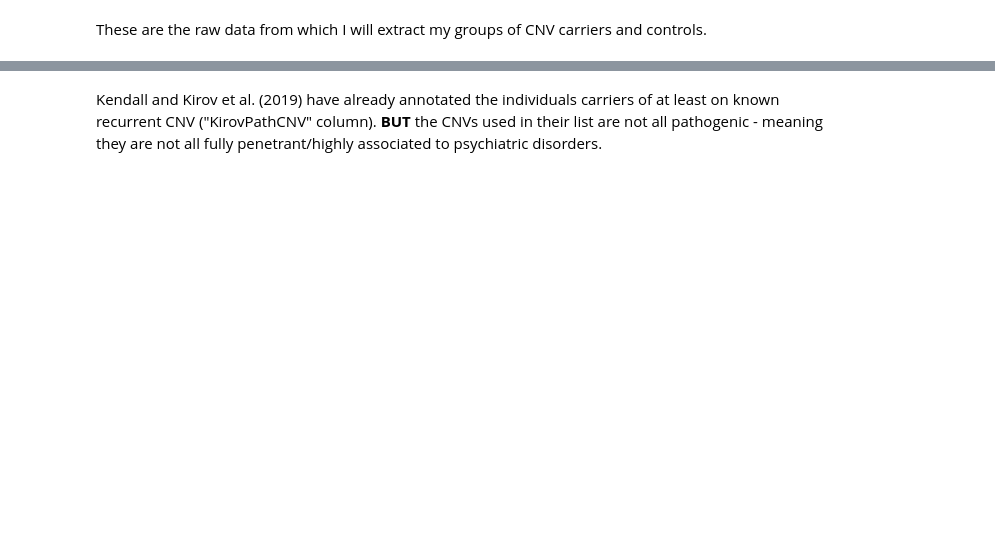
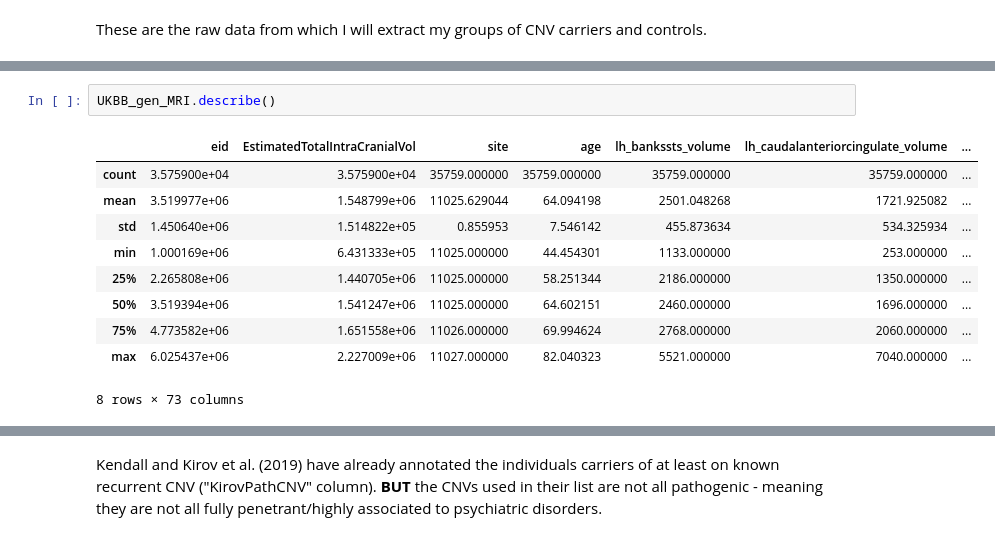
Before and after one commit to brainhack-school2020/EliseD_BLUP_Brain-Learning-Unicorn-Project, a Jupyter notebook: Data_description_and_selection.ipynb, the cells around one changed output, grey strips where cells are left out. Saved outputs shown, nothing was run; the diff lists cells and outputs as text; blank space fills up the shorter version.

```diff
--- a/Data_description_and_selection.ipynb
+++ b/Data_description_and_selection.ipynb
@@ -36 +85,14 @@ UKBB_gen_MRI.head()
+# %%
+UKBB_gen_MRI.describe()
+# %% [output]
+|  | eid | EstimatedTotalIntraCranialVol | site | age | lh_bankssts_volume | lh_caudalanteriorcingulate_volume | ... |
+| count | 3.575900e+04 | 3.575900e+04 | 35759.000000 | 35759.000000 | 35759.000000 | 35759.000000 | ... |
+| mean | 3.519977e+06 | 1.548799e+06 | 11025.629044 | 64.094198 | 2501.048268 | 1721.925082 | ... |
+| std | 1.450640e+06 | 1.514822e+05 | 0.855953 | 7.546142 | 455.873634 | 534.325934 | ... |
+| min | 1.000169e+06 | 6.431333e+05 | 11025.000000 | 44.454301 | 1133.000000 | 253.000000 | ... |
+| 25% | 2.265808e+06 | 1.440705e+06 | 11025.000000 | 58.251344 | 2186.000000 | 1350.000000 | ... |
+| 50% | 3.519394e+06 | 1.541247e+06 | 11025.000000 | 64.602151 | 2460.000000 | 1696.000000 | ... |
+| 75% | 4.773582e+06 | 1.651558e+06 | 11026.000000 | 69.994624 | 2768.000000 | 2060.000000 | ... |
+| max | 6.025437e+06 | 2.227009e+06 | 11027.000000 | 82.040323 | 5521.000000 | 7040.000000 | ... |
+8 rows × 73 columns
 # %%
```
Also changed, not shown: parts of 36 cells of this notebook, 1 other file.
